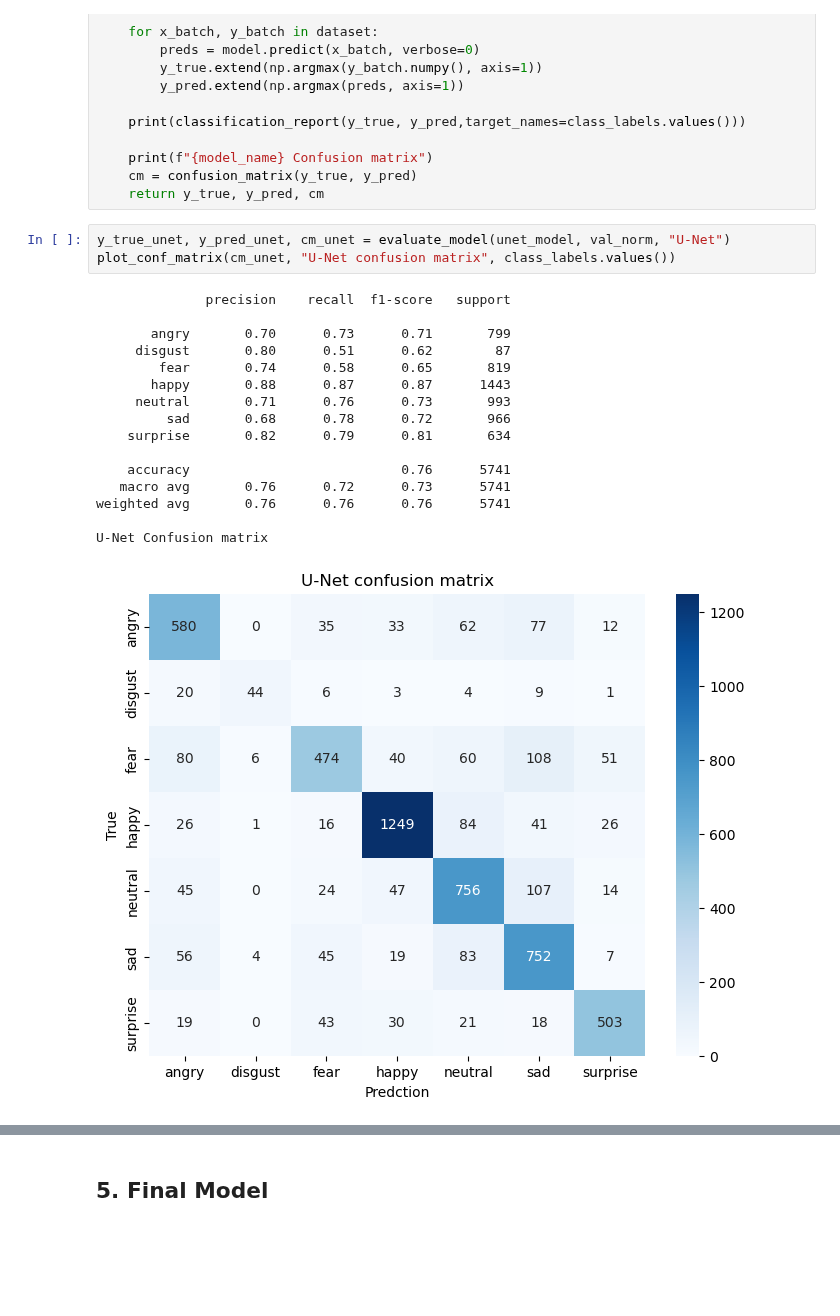
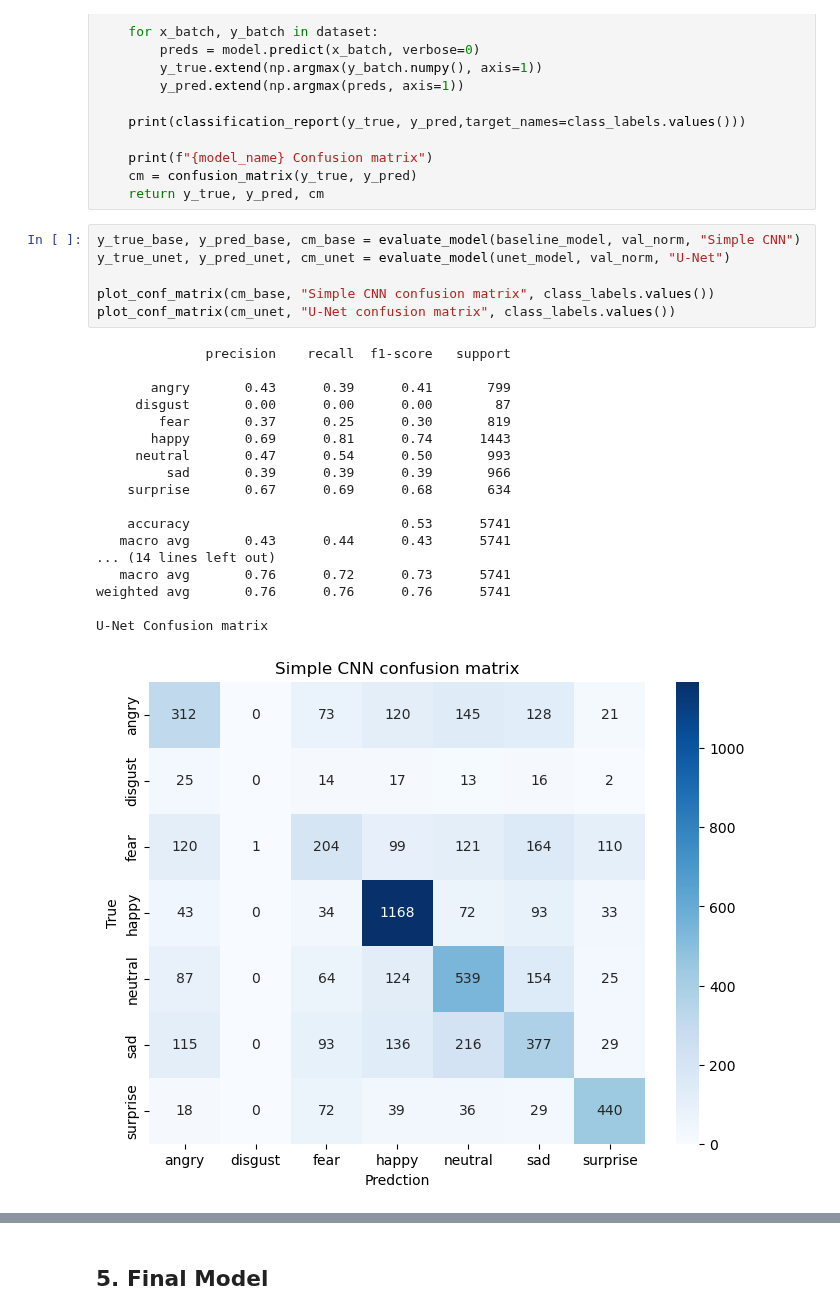
Before and after one commit to kayleeisokay/cs109b-final-project, a Jupyter notebook: MS4.ipynb, the cells around one changed output, grey strips where cells are left out. Drawn from its saved outputs; the diff is of its cells as text; blank space fills up the shorter version.

```diff
--- a/MS4.ipynb
+++ b/MS4.ipynb
@@ -1261,22 +1251,27 @@ def evaluate_model(model, dataset, model_name="model"):
     cm = confusion_matrix(y_true, y_pred)
     return y_true, y_pred, cm
 # %%
+y_true_base, y_pred_base, cm_base = evaluate_model(baseline_model, val_norm, "Simple CNN")
 y_true_unet, y_pred_unet, cm_unet = evaluate_model(unet_model, val_norm, "U-Net")
+
+plot_conf_matrix(cm_base, "Simple CNN confusion matrix", class_labels.values())
 plot_conf_matrix(cm_unet, "U-Net confusion matrix", class_labels.values())
 # %% [output]
               precision    recall  f1-score   support
 
-       angry       0.70      0.73      0.71       799
-     disgust       0.80      0.51      0.62        87
-        fear       0.74      0.58      0.65       819
-       happy       0.88      0.87      0.87      1443
-     neutral       0.71      0.76      0.73       993
-         sad       0.68      0.78      0.72       966
-    surprise       0.82      0.79      0.81       634
+       angry       0.43      0.39      0.41       799
+     disgust       0.00      0.00      0.00        87
+        fear       0.37      0.25      0.30       819
+       happy       0.69      0.81      0.74      1443
+     neutral       0.47      0.54      0.50       993
+         sad       0.39      0.39      0.39       966
+    surprise       0.67      0.69      0.68       634
 
-    accuracy                           0.76      5741
+    accuracy                           0.53      5741
+   macro avg       0.43      0.44      0.43      5741
+... (14 lines left out)
    macro avg       0.76      0.72      0.73      5741
 weighted avg       0.76      0.76      0.76      5741
 
 U-Net Confusion matrix
-[figure, old version]
+[figure, new version]
```
Also changed, not shown: parts of 6 cells of this notebook.
